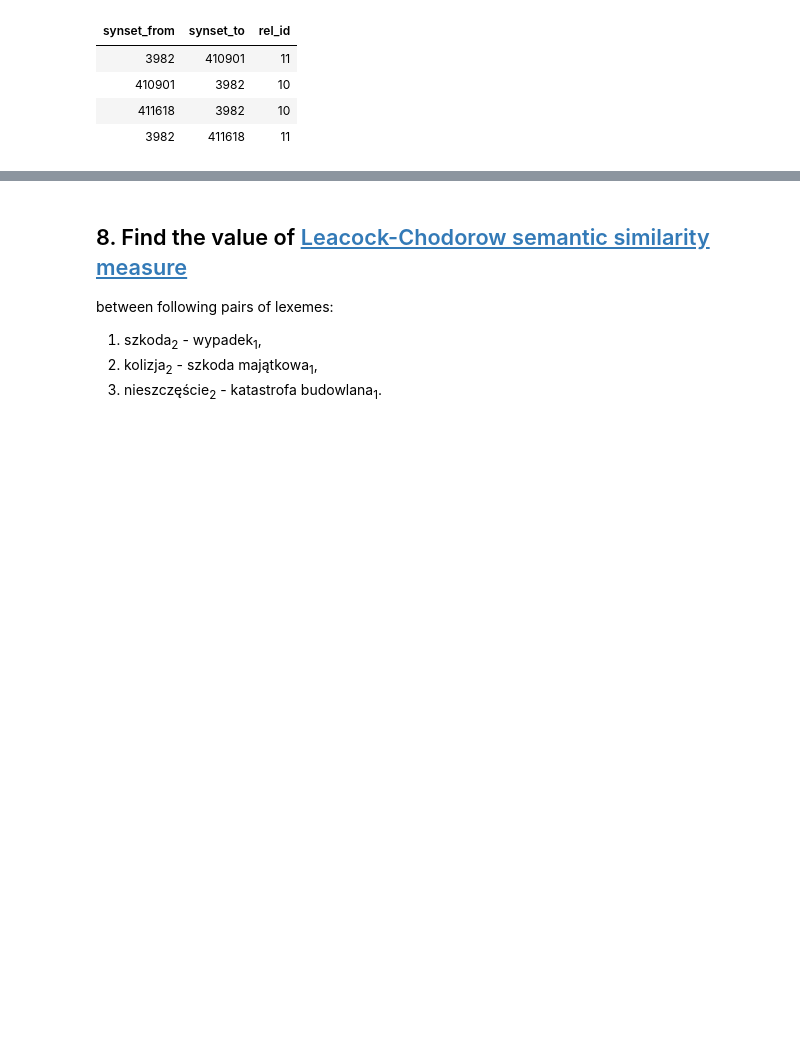
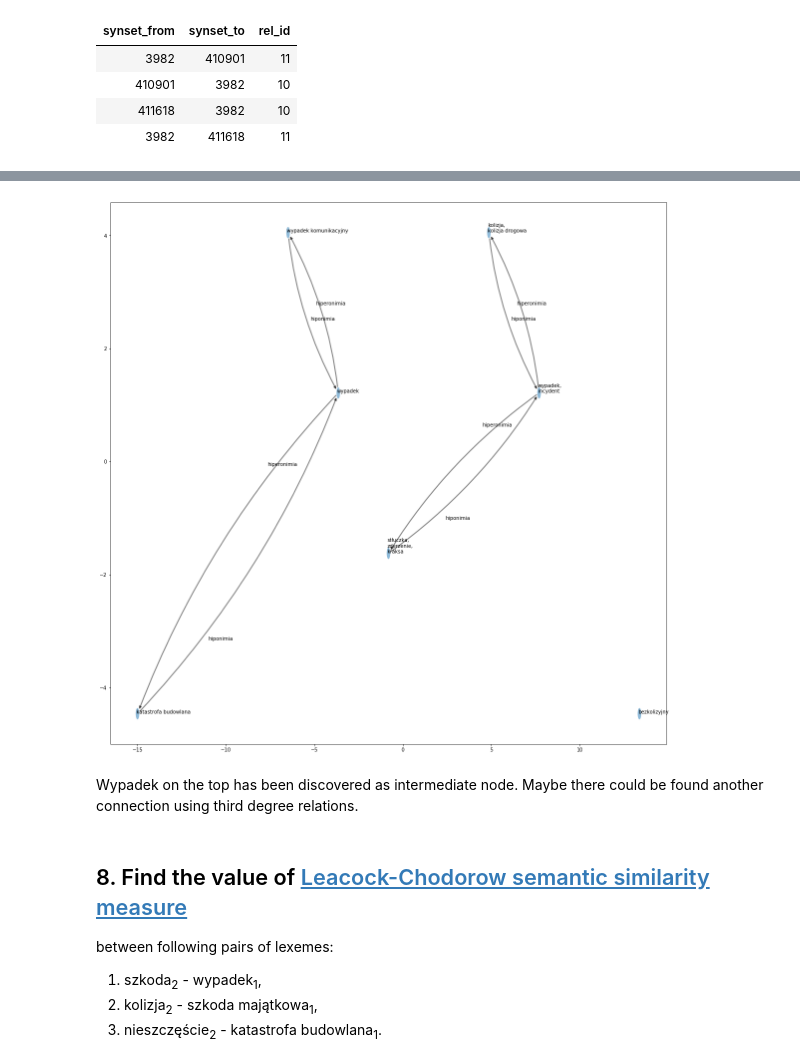
Before and after one commit to JakDar/nlp-lab-2019, a Jupyter notebook: lab6/Untitled.ipynb, the cells around one changed output, grey strips where cells are left out. Cells and saved outputs as stored; diff of their text form; code cells hidden in the pictures; blank space fills up the shorter version.

```diff
--- a/lab6/Untitled.ipynb
+++ b/lab6/Untitled.ipynb
@@ -509,0 +518,18 @@ relations2
+# %%
+original_nodes = synset_ids2.to_set()
+
+first_order = seq(synset_ids2).flat_map(synset_rels)
+first_order_ids = first_order.flat_map(lambda rel : [rel.synset_from,rel.synset_to])\
+.filter_not(lambda x : x in original_nodes).to_set()
+
+second_order = seq(first_order_ids).flat_map(synset_rels)
+second_order_ids = second_order\
+.flat_map(lambda rel : [rel.synset_from,rel.synset_to])\
+.filter_not(lambda syn: syn in original_nodes or syn in first_order_ids).to_set()
+
+
+#TODO - use?
+# third_order = seq(second_order_ids).flat_map(synset_rels)
+# third_order_ids = third_order\
+# .flat_map(lambda rel : [rel.synset_from,rel.synset_to])\
+# .filter_not(lambda syn: syn in original_nodes or syn in first_order_ids or syn in second_order_ids)
@@ -522,0 +593,15 @@ plt.show()
+# %%
+%matplotlib inline
+fig = plt.figure()
+fig.set_size_inches(20,20)
+ax= plt.gca()
+
+pos3 = nx.planar_layout(h3,scale=15)
+
+draw_network(h3,pos3,ax,labels3)
+ax.autoscale()
+plt.show()
+# %% [output]
+[figure, added]
+# %% [markdown]
+Wypadek on the top has been discovered as intermediate node. Maybe there could be found another connection using third degree relations.
```
Also changed, not shown: parts of 21 cells of this notebook.
